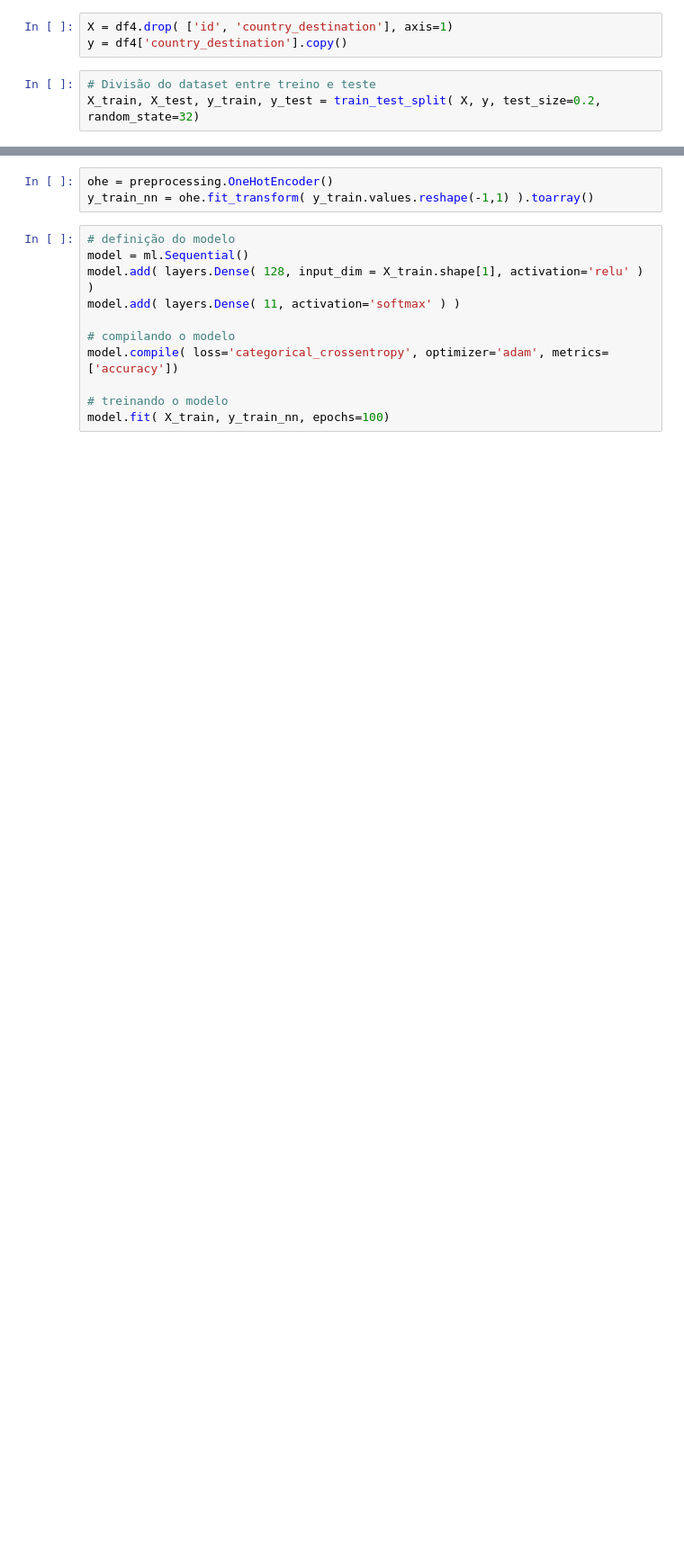
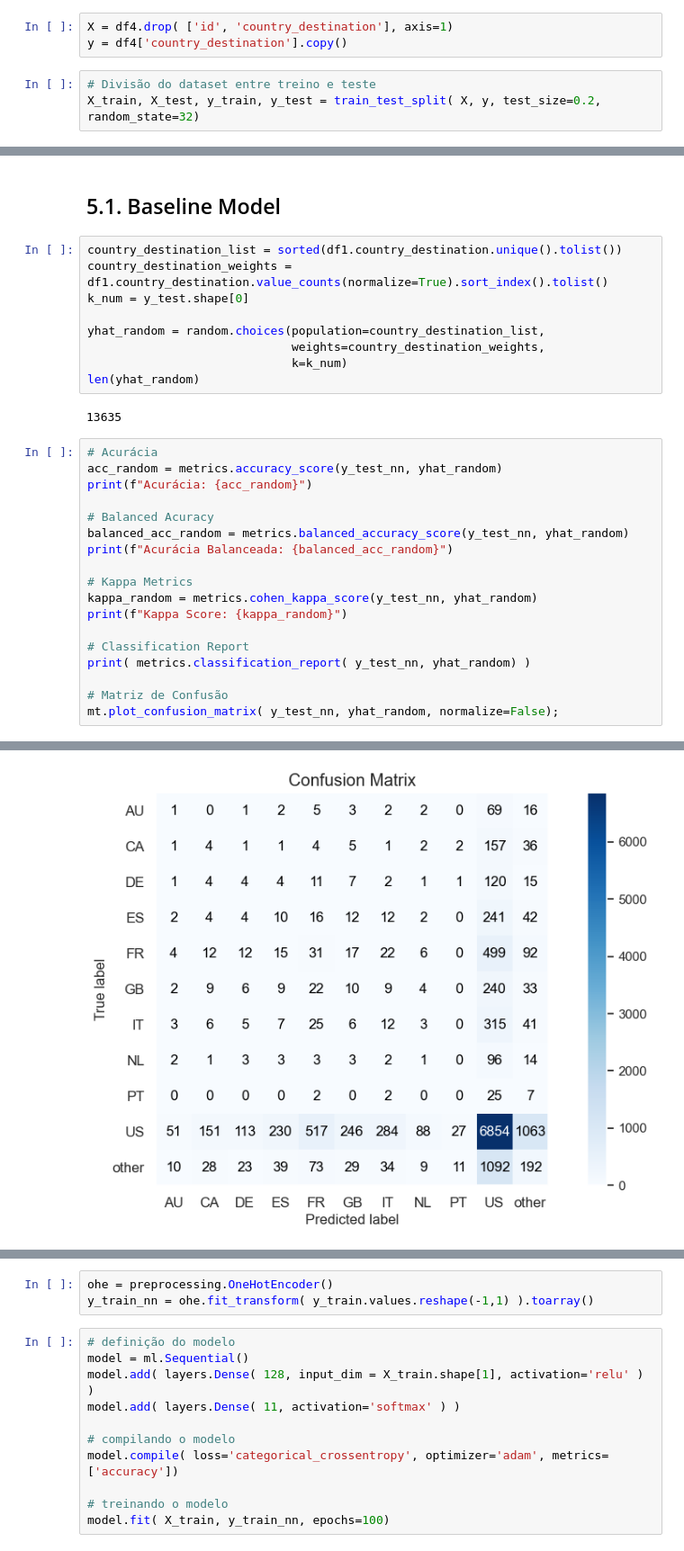
Before and after one commit to andersonftdj/airbnb_predict_first_booking, a Jupyter notebook: Sprint02_Imbalanced_Metrics.ipynb, the cells around one changed output, grey strips where cells are left out. Shown at 90% size. Saved outputs shown, nothing was run; the diff lists cells and outputs as text; blank space fills up the shorter version.

Commit message:
add metrics

```diff
--- a/Sprint02_Imbalanced_Metrics.ipynb
+++ b/Sprint02_Imbalanced_Metrics.ipynb
@@ -211,0 +211,32 @@ X_train, X_test, y_train, y_test = train_test_split( X, y, test_size=0.2, random
+# %% [markdown]
+## 5.1. Baseline Model
+# %%
+country_destination_list = sorted(df1.country_destination.unique().tolist())
+country_destination_weights = df1.country_destination.value_counts(normalize=True).sort_index().tolist()
+k_num = y_test.shape[0]
+
+yhat_random = random.choices(population=country_destination_list,
+                             weights=country_destination_weights,
+                             k=k_num)
+len(yhat_random)
+# %% [output]
+13635
+# %%
+# Acurácia
+acc_random = metrics.accuracy_score(y_test_nn, yhat_random)
+print(f"Acurácia: {acc_random}")
+
+# Balanced Acuracy
+balanced_acc_random = metrics.balanced_accuracy_score(y_test_nn, yhat_random)
+print(f"Acurácia Balanceada: {balanced_acc_random}")
+
+# Kappa Metrics
+kappa_random = metrics.cohen_kappa_score(y_test_nn, yhat_random)
+print(f"Kappa Score: {kappa_random}")
+
+# Classification Report
+print( metrics.classification_report( y_test_nn, yhat_random) )
+
+# Matriz de Confusão
+mt.plot_confusion_matrix( y_test_nn, yhat_random, normalize=False);
+# %% [output]
@@ -211,0 +263 @@ X_train, X_test, y_train, y_test = train_test_split( X, y, test_size=0.2, random
+[figure, added]
```
Also changed, not shown: parts of 8 cells of this notebook.
